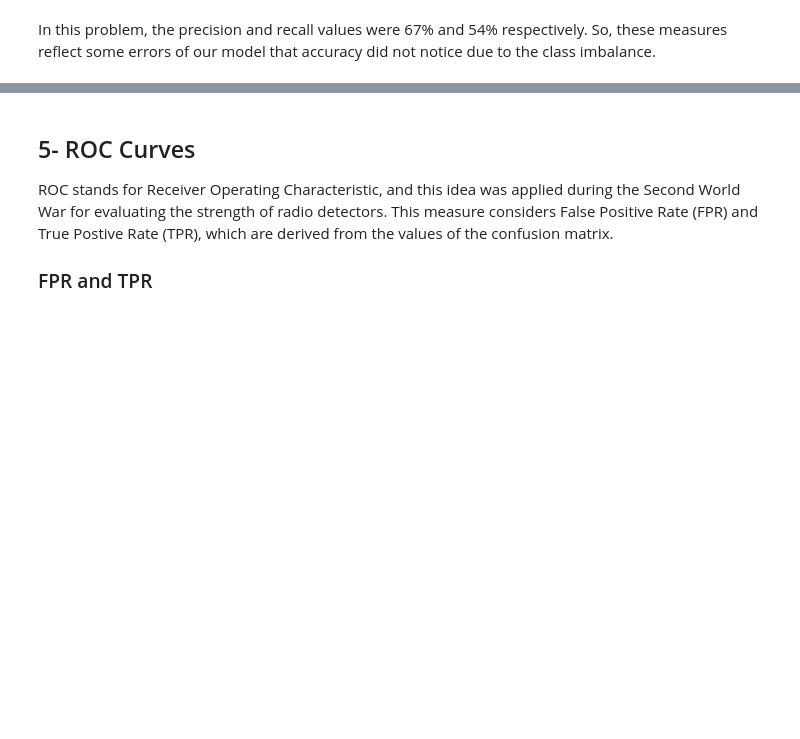
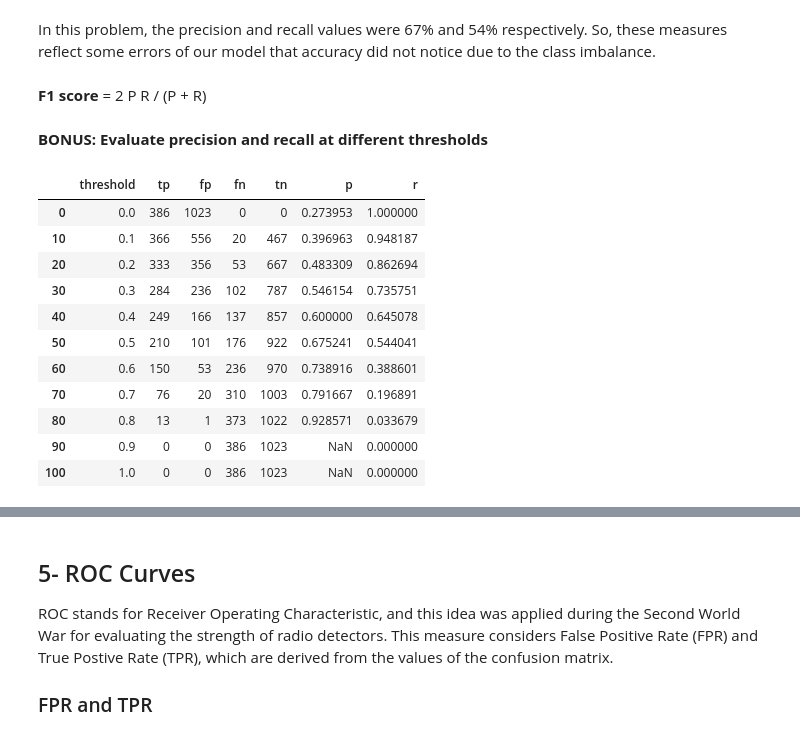
Before and after one commit to arsonor/machine-learning-zoomcamp, a Jupyter notebook: 04-evaluation_metrics/evaluation_for_classification.ipynb, the cells around one changed output, grey strips where cells are left out. Saved outputs shown, nothing was run; the diff lists cells and outputs as text; code cells hidden in the pictures; blank space fills up the shorter version.

```diff
--- a/04-evaluation_metrics/evaluation_for_classification.ipynb
+++ b/04-evaluation_metrics/evaluation_for_classification.ipynb
@@ -239,3 +239,7 @@ r
 0.5440414507772021
 # %% [markdown]
 In this problem, the precision and recall values were 67% and 54% respectively. So, these measures reflect some errors of our model that accuracy did not notice due to the class imbalance.
+# %% [markdown]
+**F1 score** = 2 P R / (P + R)
+# %% [markdown]
+**BONUS: Evaluate precision and recall at different thresholds**
@@ -241,0 +271,15 @@ In this problem, the precision and recall values were 67% and 54% respectively.
+# %%
+df_scores[::10]
+# %% [output]
+|  | threshold | tp | fp | fn | tn | p | r |
+| 0 | 0.0 | 386 | 1023 | 0 | 0 | 0.273953 | 1.000000 |
+| 10 | 0.1 | 366 | 556 | 20 | 467 | 0.396963 | 0.948187 |
+| 20 | 0.2 | 333 | 356 | 53 | 667 | 0.483309 | 0.862694 |
+| 30 | 0.3 | 284 | 236 | 102 | 787 | 0.546154 | 0.735751 |
+| 40 | 0.4 | 249 | 166 | 137 | 857 | 0.600000 | 0.645078 |
+| 50 | 0.5 | 210 | 101 | 176 | 922 | 0.675241 | 0.544041 |
+| 60 | 0.6 | 150 | 53 | 236 | 970 | 0.738916 | 0.388601 |
+| 70 | 0.7 | 76 | 20 | 310 | 1003 | 0.791667 | 0.196891 |
+| 80 | 0.8 | 13 | 1 | 373 | 1022 | 0.928571 | 0.033679 |
+| 90 | 0.9 | 0 | 0 | 386 | 1023 | NaN | 0.000000 |
+| 100 | 1.0 | 0 | 0 | 386 | 1023 | NaN | 0.000000 |
```
Also changed, not shown: parts of 34 cells of this notebook.
